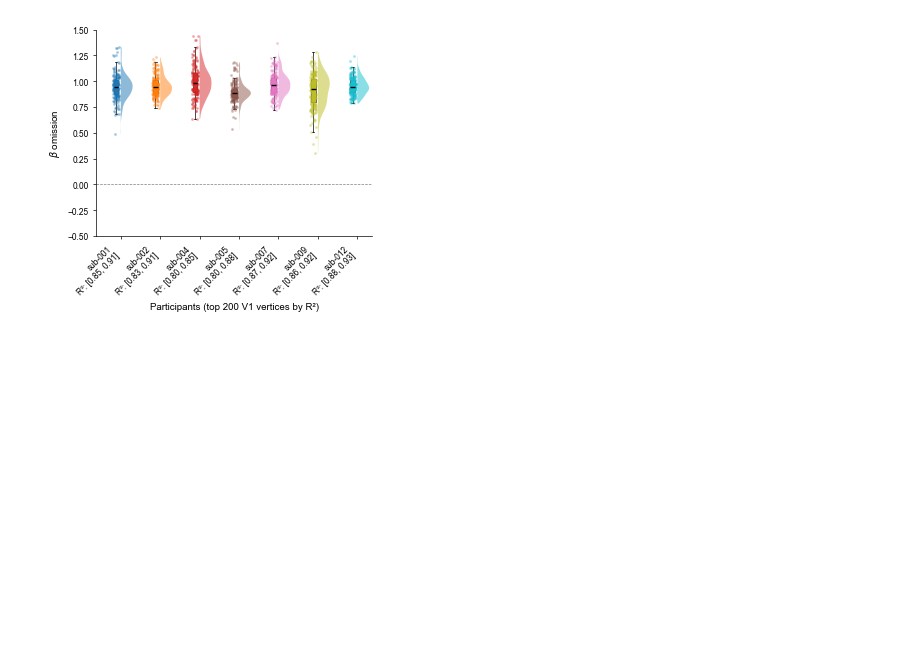
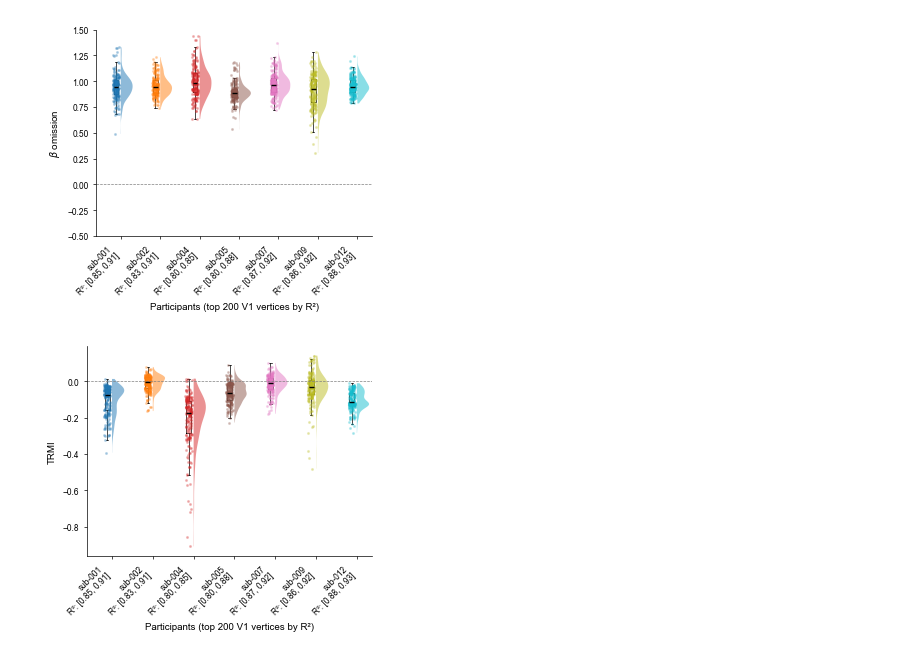
Before and after one commit to c14h19no2/pRF_expect_pub, a Jupyter notebook: pRF_expect_analysis/prf_expect/analysis/out-of-sample/viz_v1_hq-vertex_TRMI.ipynb, the cells around one changed output. Saved outputs shown, nothing was run; the diff lists cells and outputs as text; code cells hidden in the pictures; blank space fills up the shorter version.

```diff
--- a/pRF_expect_analysis/prf_expect/analysis/out-of-sample/viz_v1_hq-vertex_TRMI.ipynb
+++ b/pRF_expect_analysis/prf_expect/analysis/out-of-sample/viz_v1_hq-vertex_TRMI.ipynb
@@ -458,12 +403,12 @@ for i, (sub, sr) in enumerate(zip(subjects, betas_omit_all_subs)):
 
     # Box plot (narrow, left side)
     bp = ax.boxplot(valid, positions=[pos - 0.12], widths=0.12,
-                    patch_artist=True, showfliers=False,
+                    patch_artist=False, showfliers=False,
                     medianprops=dict(color='k', linewidth=1),
                     whiskerprops=dict(linewidth=0.5),
                     capprops=dict(linewidth=0.5),
-                    boxprops=dict(facecolor=sub_colors[i], edgecolor='k',
-                                linewidth=0.5, alpha=0.8))
+                    boxprops=dict(color='k',
+                                linewidth=0.5))
 
     # Jittered strip plot (left side)
     jitter = np.random.default_rng(42).uniform(-0.08, 0.08, size=len(valid))
@@ -489,6 +434,63 @@ ax.spines['right'].set_visible(False)
 
 fig.tight_layout()
 plt.show()
-fig.savefig(figure_result_dir / f"group_analysis-pRF_space-fsaverage_desc-prf_viz_v1_hq-vertex_beta_omission_raw.pdf", dpi=600, bbox_inches='tight')
+fig.savefig(figure_result_dir / f"group_analysis-pRF_space-fsaverage_desc-prf_viz_v1_hq-vertex_beta_omission_raw.png", dpi=600, bbox_inches='tight')
 # %% [output]
 [figure]
+# %%
+# plot the distribution of surprise ratios for all subjects in one figure
+fig, ax = plt.subplots(figsize=cm_to_inch(9, 8))
+
+n_subs = len(subjects)
+positions = np.arange(n_subs)
+sub_colors = sample_cmap('tab10', n_subs)
+
+for i, (sub, sr) in enumerate(zip(subjects, surprise_ratio_all_subs)):
+    valid = sr[~np.isnan(sr)]
+    pos = positions[i]
+
+    # Half-violin (right side only)
+    parts = ax.violinplot(valid, positions=[pos], showextrema=False, widths=0.6)
+    for pc in parts['bodies']:
+        m = np.mean(pc.get_paths()[0].vertices[:, 0])
+        pc.get_paths()[0].vertices[:, 0] = np.clip(
+            pc.get_paths()[0].vertices[:, 0], m, np.inf)
+        pc.set_facecolor(sub_colors[i])
+        pc.set_edgecolor('none')
+        pc.set_alpha(0.5)
+
+    # Box plot (narrow, left side)
+    bp = ax.boxplot(valid, positions=[pos - 0.12], widths=0.12,
+                    patch_artist=False, showfliers=False,
+                    medianprops=dict(color='k', linewidth=1),
+                    whiskerprops=dict(linewidth=0.5),
+                    capprops=dict(linewidth=0.5),
+                    boxprops=dict(color='k',
+                                linewidth=0.5))
+
+    # Jittered strip plot (left side)
+    jitter = np.random.default_rng(42).uniform(-0.08, 0.08, size=len(valid))
+    ax.scatter(pos - 0.12 + jitter, valid, s=1.5, color=sub_colors[i],
+            alpha=0.25, zorder=2, rasterized=True)
+
+# Build x-tick labels with R² range
+xlabels = []
+for i, sub in enumerate(subjects):
+    rsq = rsq_all_subs[i]
+    xlabels.append(f"{sub}\nR²: [{rsq.min():.2f}, {rsq.max():.2f}]")
+
+ax.set_xticks(positions)
+ax.set_xticklabels(xlabels, rotation=xticks_rotation, ha='right')
+ax.set_ylabel('TRMI')
+ax.set_xlabel('Participants (top 200 V1 vertices by R²)')
+ax.axhline(0, color='gray', ls='--', lw=0.5)
+# ax.set_title('Distribution of TRMI across subjects', fontweight='bold')
+
+ax.spines['top'].set_visible(False)
+ax.spines['right'].set_visible(False)
+
+fig.tight_layout()
+plt.show()
+fig.savefig(figure_result_dir / f"group_analysis-pRF_space-fsaverage_desc-prf_viz_v1_hq-vertex_TRMI_raw.png", dpi=600, bbox_inches='tight')
+# %% [output]
+[figure, new version]
```
Also changed, not shown: parts of 4 cells of this notebook, 14 other files.
